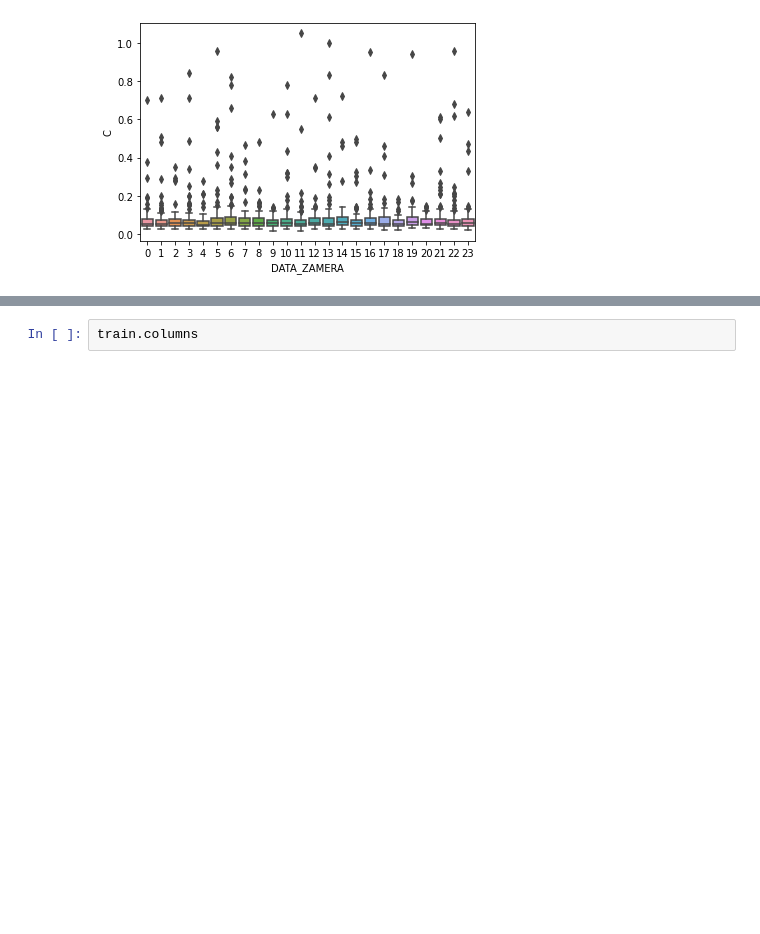
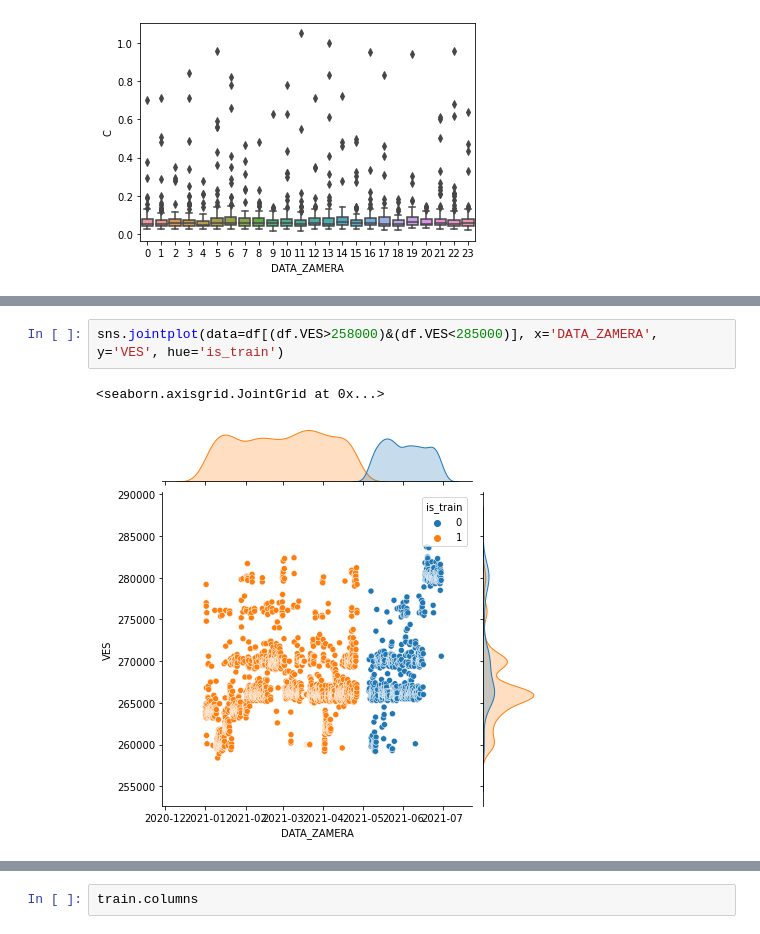
Before and after one commit to i-vainn/evraz_ai_hack, a Jupyter notebook: chugun/explore_chugun.ipynb, the cells around one changed output, grey strips where cells are left out. Cells and saved outputs as stored; diff of their text form; blank space fills up the shorter version.

```diff
--- a/chugun/explore_chugun.ipynb
+++ b/chugun/explore_chugun.ipynb
@@ -402,0 +414,5 @@ sns.boxplot(x=df.DATA_ZAMERA.dt.hour, y=target.C)
+# %%
+sns.jointplot(data=df[(df.VES>258000)&(df.VES<285000)], x='DATA_ZAMERA', y='VES', hue='is_train')
+# %% [output]
+<seaborn.axisgrid.JointGrid at 0x...>
+[figure, added]
```
Also changed, not shown: parts of 27 cells of this notebook, 4 other files.
